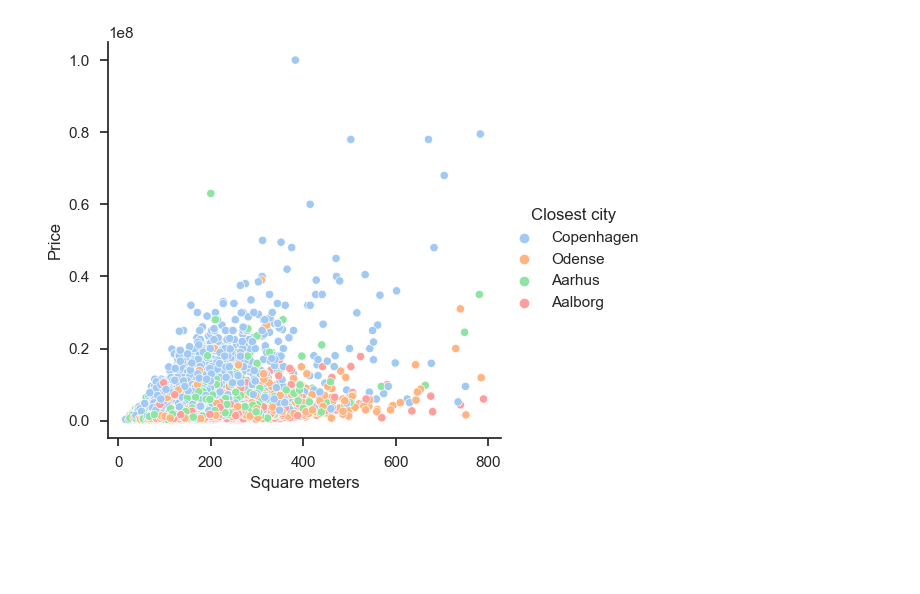
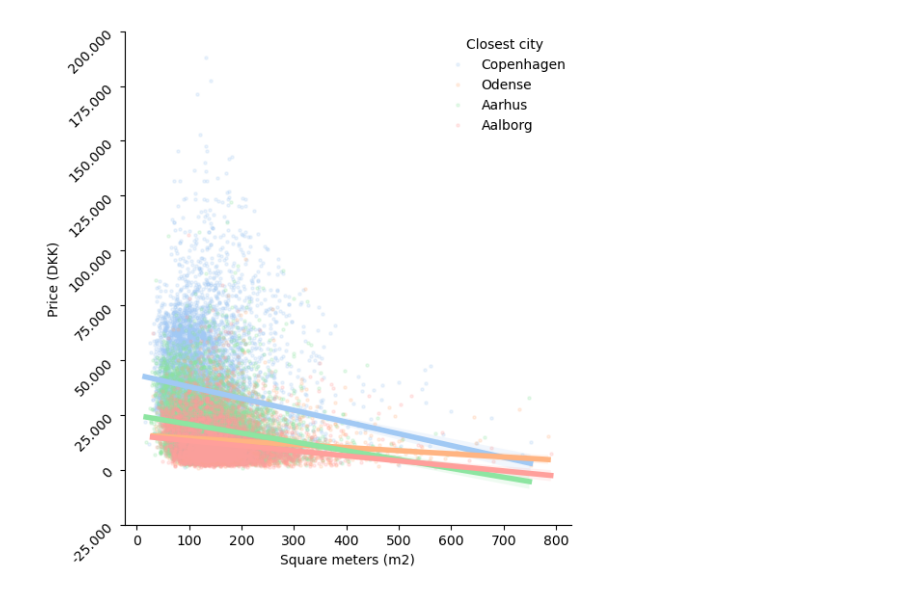
Before and after one commit to martinskafte321/Introduction-Social-Data-Science, a Jupyter notebook: Exam_project/descriptive_analysis.ipynb, the cells around one changed output. Saved outputs shown, nothing was run; the diff lists cells and outputs as text; code cells hidden in the pictures; blank space fills up the shorter version.

```diff
--- a/Exam_project/descriptive_analysis.ipynb
+++ b/Exam_project/descriptive_analysis.ipynb
@@ -7,3 +7,18 @@ import matplotlib.pyplot as plt
 
 df = pd.read_csv('Final_Cleaned.csv', encoding='utf-8', sep=';')
 df['property_type']= df['property_type'].replace("Ejerlejlighed", "Apartment")
+
+
+def format_thousands(x, pos):
+    return '{:,.0f}'.format(x).replace(',', '.')
+
+
+Q1 = df['price'].quantile(0.025)
+Q3 = df['price'].quantile(0.975)
+IQR = Q3 - Q1
+lower_bound = Q1 - 1.5 * IQR
+upper_bound = Q3 + 1.5 * IQR
+
+# Filter out outlier values
+df = df[(df['price'] <= upper_bound)]
+df
@@ -70,16 +152,34 @@ ax.xaxis.set_major_formatter(formatter)
 # %%
+
 df_sup = df[df['closest city']=='Copenhagen']
 
 
 # Create a new column indicating whether 'a' is present
 df['Near Copenhagen'] = df['closest city'].str.contains('Copenhagen')
 
 # Set up the relplot with hue parameter
-ax = sns.relplot(data=df, x="area", y="price", hue="closest city")
-ax.set_axis_labels("Square meters", "Price")
+ax = sns.lmplot(
+    data=df,
+    x="area", y="sqm_price", hue="closest city", scatter_kws={'alpha': 0.2,'s': 5,'marker':'o'},line_kws={'linewidth': 4},
+    height=5
+)
+ax.set_axis_labels("Square meters (m2)", "Price (DKK)")
 # Choose title for 'plot'
+# Apply the custom formatter to the y-axis
+ax.set_yticklabels(['{:,.0f}'.format(x) for x in ax.ax.yaxis.get_majorticklocs()])
+ax.ax.yaxis.set_major_formatter(mticker.FuncFormatter(format_thousands))
+plt.yticks(rotation = 45)
 ax._legend.set_title("Closest city")
+#ax.set(ylim=(0, 120000))
+#new_y_ticks = [0, 15000, 30000, 45000, 60000, 75000, 90000,105000,120000]
+#ax.ax.yaxis.set_ticks(new_y_ticks)
 
-plt.savefig('price_to_m2.png')
+legend = ax._legend
+legend.set_bbox_to_anchor(([0.7, 0.6, 0, 0.5]))  # Adjust the position as needed
+figure = plt.gcf()
+
+figure.set_size_inches(8, 6)
+# when saving, specify the DPI
+plt.savefig('pricem2_to_m2.png',dpi=100)
 # %% [output]
-[figure, old version]
+[figure, new version]
```
Also changed, not shown: parts of 11 cells of this notebook, 9 other files.
